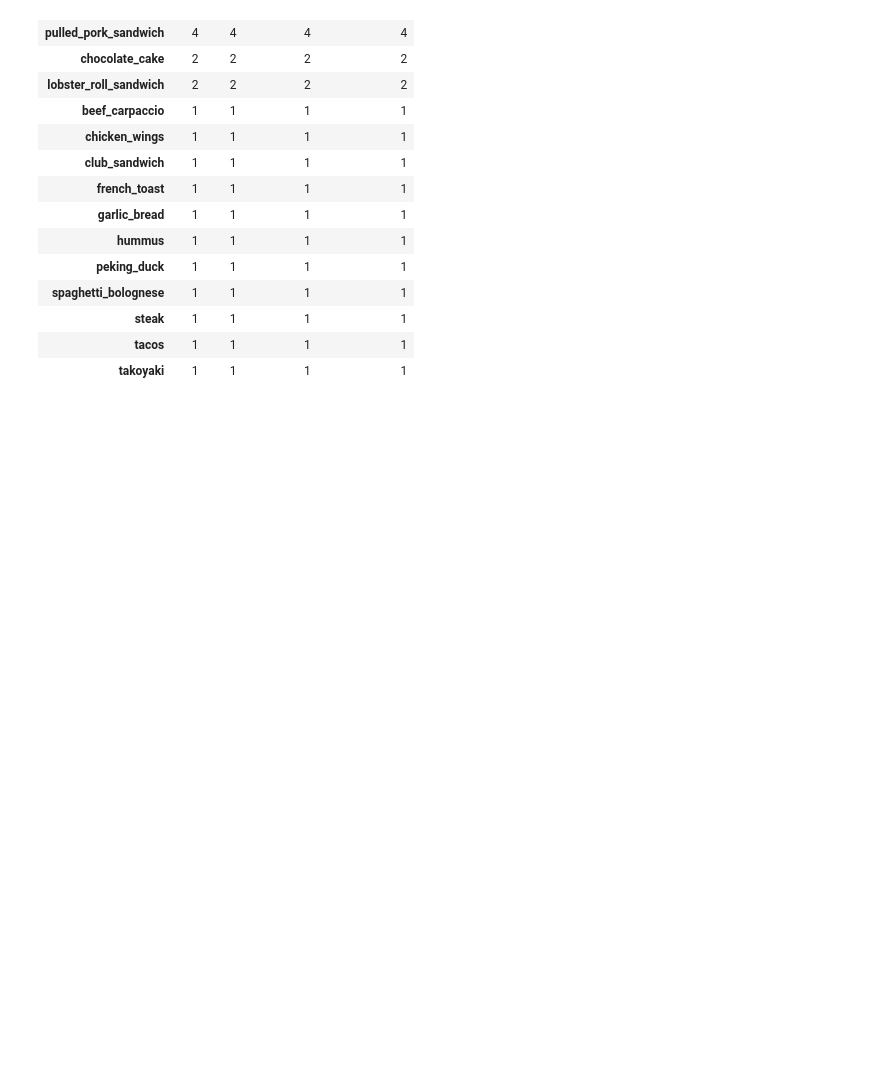
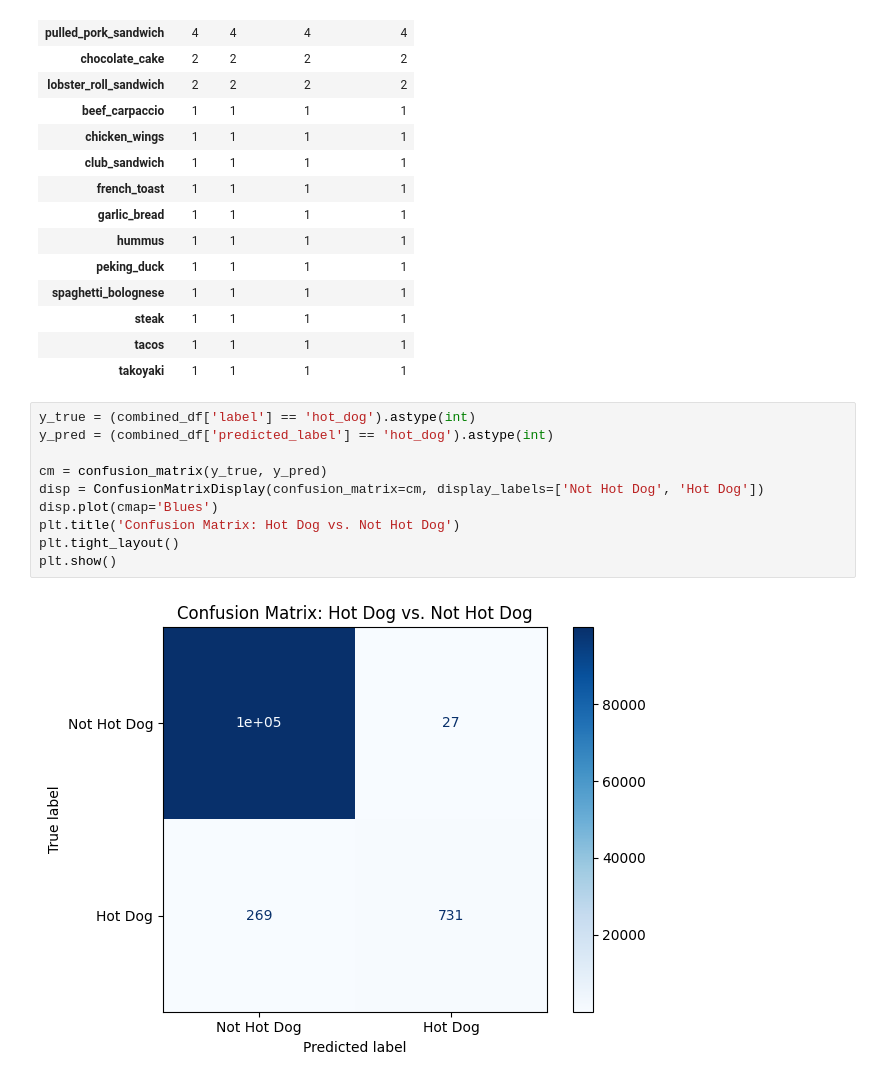
Before and after one commit to wmar-dev/hot-dog-not-hot-dog, a Jupyter notebook: hotdog.ipynb, the cells around one changed output. Saved outputs shown, nothing was run; the diff lists cells and outputs as text; blank space fills up the shorter version.

Commit message:
Add binary confusion matrix for hot dog classification
Co-Authored-By: Claude Sonnet 4.6 <noreply@anthropic.com>

```diff
--- a/hotdog.ipynb
+++ b/hotdog.ipynb
@@ -280,3 +287,15 @@ combined_df[mask].groupby('label').count().sort_values('id', ascending=False)
 | steak | 1 | 1 | 1 | 1 |
 | tacos | 1 | 1 | 1 | 1 |
 | takoyaki | 1 | 1 | 1 | 1 |
+# %%
+y_true = (combined_df['label'] == 'hot_dog').astype(int)
+y_pred = (combined_df['predicted_label'] == 'hot_dog').astype(int)
+
+cm = confusion_matrix(y_true, y_pred)
+disp = ConfusionMatrixDisplay(confusion_matrix=cm, display_labels=['Not Hot Dog', 'Hot Dog'])
+disp.plot(cmap='Blues')
+plt.title('Confusion Matrix: Hot Dog vs. Not Hot Dog')
+plt.tight_layout()
+plt.show()
+# %% [output]
+[figure, added]
```
Also changed, not shown: parts of 3 cells of this notebook, 1 other file.
